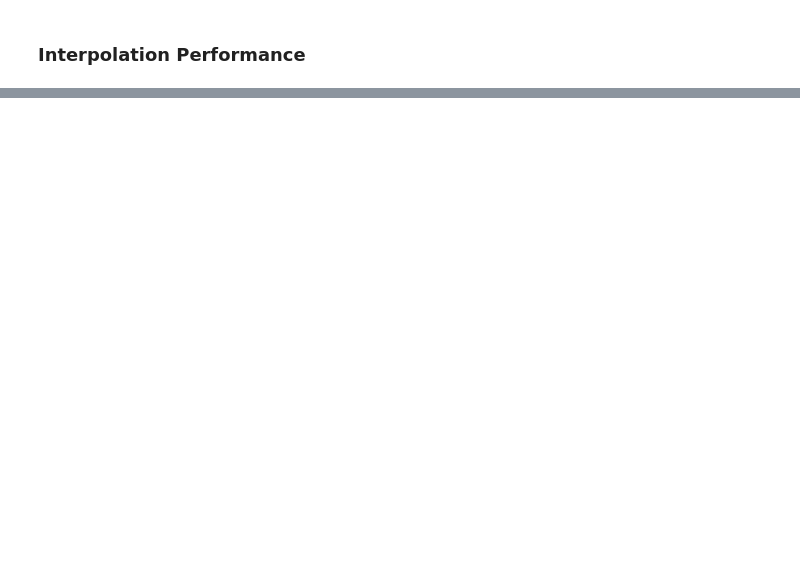
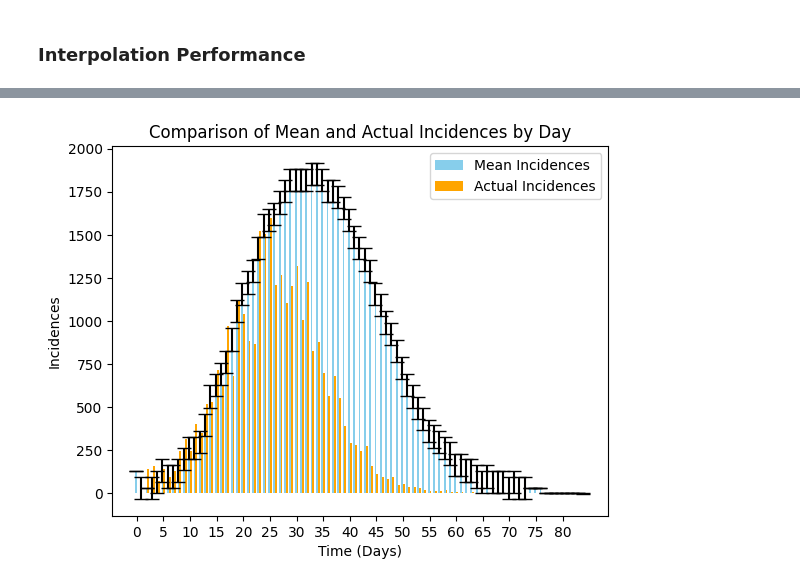
Before and after one commit to SABS-R3-Epidemiology/EpiOS, a Jupyter notebook: limited_resources.ipynb, the cells around one changed output, grey strips where cells are left out. Drawn from its saved outputs; the diff is of its cells as text; code cells hidden in the pictures; blank space fills up the shorter version.

Commit message:
Progress summary of the first week

```diff
--- a/limited_resources.ipynb
+++ b/limited_resources.ipynb
@@ -95,0 +539,7 @@ B-Spline Absolute Max is 898.6662928907836
+# %%
+# Summary of the inference result
+incidences = df['mean'].values * len(demo_data)
+incidences[-1] = 0
+incidences_std = df['sd'].values * len(demo_data)
+incidences_std[-1] = 1
+df.head()
@@ -95,0 +553,32 @@ B-Spline Absolute Max is 898.6662928907836
+# %%
+# Correspond to problem 1
+data = {
+    'Day': list(range(max(time_sample) + 1)),
+    'MeanIncidences': incidences,
+    'StdError': incidences_std,  # Example standard errors for each day
+    'ActualIncidences': incidences_true[:max(time_sample) + 1]  # Actual incidences for each day
+}
+df_plot = pd.DataFrame(data)
+ci = 1.96 * df_plot['StdError']  # 95% confidence interval
+
+# Parameters for plotting
+bar_width = 0.35  # Width of the bars
+days = np.arange(len(df_plot['Day']))  # Day numbers for plotting
+
+# Plot mean incidences with CI as error bars
+plt.bar(days - bar_width/2, df_plot['MeanIncidences'], width=bar_width, color='skyblue', yerr=ci, capsize=5, label='Mean Incidences')
+
+# Plot actual incidences
+plt.bar(days + bar_width/2, df_plot['ActualIncidences'], width=bar_width, color='orange', label='Actual Incidences')
+
+# Adding details
+plt.xlabel('Time (Days)')
+plt.ylabel('Incidences')
+plt.title('Comparison of Mean and Actual Incidences by Day')
+plt.xticks(ticks=days[::5], labels=df_plot['Day'][::5])  # Adjust as needed
+plt.legend()
+
+# Display the plot
+plt.show()
+# %% [output]
+[figure, added]
```
Also changed, not shown: parts of 37 cells of this notebook, 6 other files.
